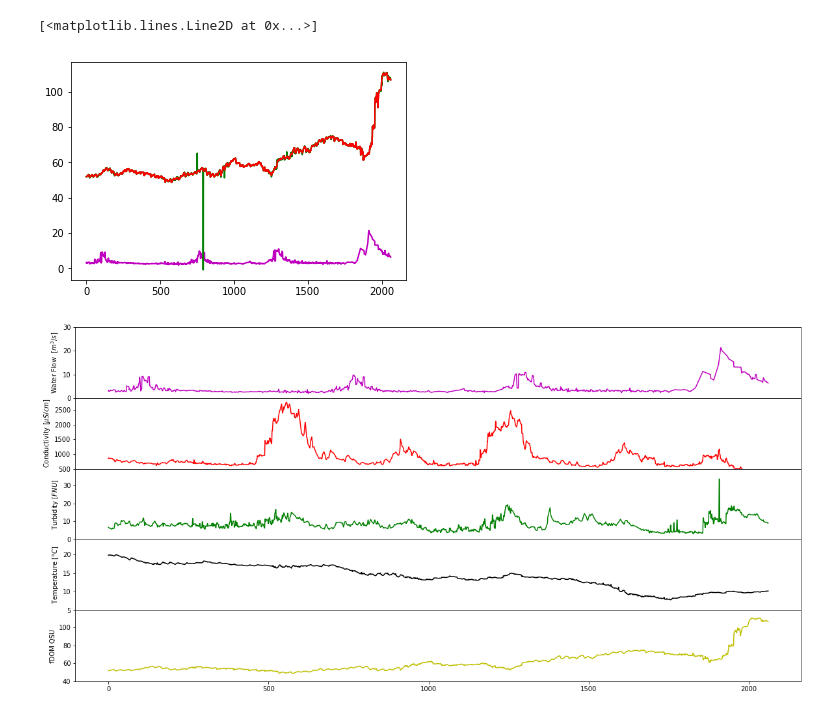
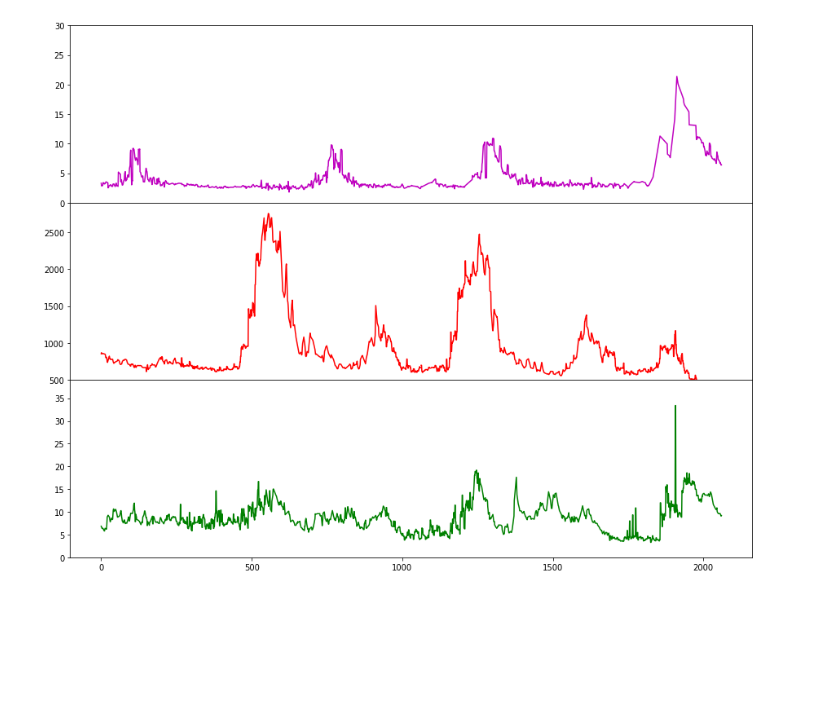
Before and after one commit to NicolasBelissent/FYP_, a Jupyter notebook: sensor_vs_flow.ipynb, the cells around one changed output. Cells and saved outputs as stored; diff of their text form; code cells hidden in the pictures; blank space fills up the shorter version.

```diff
--- a/sensor_vs_flow.ipynb
+++ b/sensor_vs_flow.ipynb
@@ -4,13 +6,13 @@ import pandas as pd
 import numpy as np
 import matplotlib.pyplot as plt
 # %%
-flow_data =  pd.read_csv('BathUGS_hrlyflows_070396to301019.csv',',')
+flow_data =  pd.read_csv('datafiles/BathUGS_hrlyflows_070396to301019.csv',',')
 flow_data['period']= flow_data["Date"].map(str) + flow_data["Time"].map(str)
 flow_data["Date"]= pd.to_datetime(flow_data.Date)
 
 print(flow_data['period'])
 
-old_sensor_df = pd.read_csv('WQ_watershed -2018 copy.csv', delimiter=',')
+old_sensor_df = pd.read_csv('datafiles/WQ_watershed -2018 copy.csv', delimiter=',')
 old_sensor_df['period']= old_sensor_df["Date"].map(str) + old_sensor_df["Time"].map(str)
 #old_sensor_df["Date"]= pd.to_datetime(old_sensor_df.Date)
 
@@ -57,6 +41,8 @@ clean_conductivity_data = outlierReduction(flow_sensordf['Cond µS/cm'],threshol
 clean_flow_data = outlierReduction(flow_sensordf['value'], threshold)
 clean_turbidity = outlierReduction(flow_sensordf['Turbidity FNU'], threshold)
 clean_fDom = outlierReduction(flow_sensordf['fDOM QSU'],threshold)
+print(clean_flow_data)
+
 fig = plt.figure()
 ax = fig.add_subplot(111)
 #ax.plot(clean_conductivity_data/100, 'r')
@@ -67,45 +53,26 @@ ax.plot(clean_fDom, 'r')
 
 
 #fig.savefig('outlierfunc.png')
-# %% [output]
-[<matplotlib.lines.Line2D at 0x...>]
-[figure, removed]
 # %%
-fig, axs = plt.subplots(5, 1, sharex=True, figsize=(15,10))
+fig, axs = plt.subplots(3, 1, sharex=True, figsize=(15,12))
 # Remove horizontal space between axes
 fig.subplots_adjust(hspace=0)
 
 
 # Plot each graph, and manually set the y tick values
-axs[0].plot(clean_flow_data, 'm')
-axs[0].set_ylabel('Water Flow  $[m^{3}/s]$')
-#axs[0].set_yticks(np.arange(-0.9, 1.0, 0.4))
+axs[0].plot(clean_flow_data, 'm', label= 'River flow')
 axs[0].set_ylim(0, 30)
 
-axs[1].plot(clean_conductivity_data, 'r')
-#axs[1].set_yticks(np.arange(0.1, 1.0, 0.2))
-axs[1].set_ylabel('Conductivity $[µS/cm]$')
+axs[1].plot(clean_conductivity_data, 'r', label= 'Conductivity')
 axs[1].set_ylim(500, 2900)
 
-axs[2].plot(clean_turbidity, 'g')
-#axs[1].set_yticks(np.arange(0.1, 1.0, 0.2))
-axs[2].set_ylabel('Turbidity $[FNU]$')
+axs[2].plot(clean_turbidity, 'g', label= 'Turbidity')
 axs[2].set_ylim(0, 39)
-
-axs[3].plot(flow_sensordf['Temp °C'], 'k')
-#axs[1].set_yticks(np.arange(0.1, 1.0, 0.2))
-axs[3].set_ylabel('Temperature $[°C]$')
-axs[3].set_ylim(5, 24)
-
-axs[4].plot(clean_fDom, 'y')
-#axs[1].set_yticks(np.arange(0.1, 1.0, 0.2))
-axs[4].set_ylabel('fDOM QSU')
-axs[4].set_ylim(40, 119)
 
 plt.grid
 plt.show
-fig.savefig('sensor_vs_flow.png')
+fig.savefig('sensor_vs_flow2.png')
 # %% [output]
-[figure, old version]
+[figure, new version]
 # %%
 
```
Also changed, not shown: parts of 4 cells of this notebook, 2 other files.
